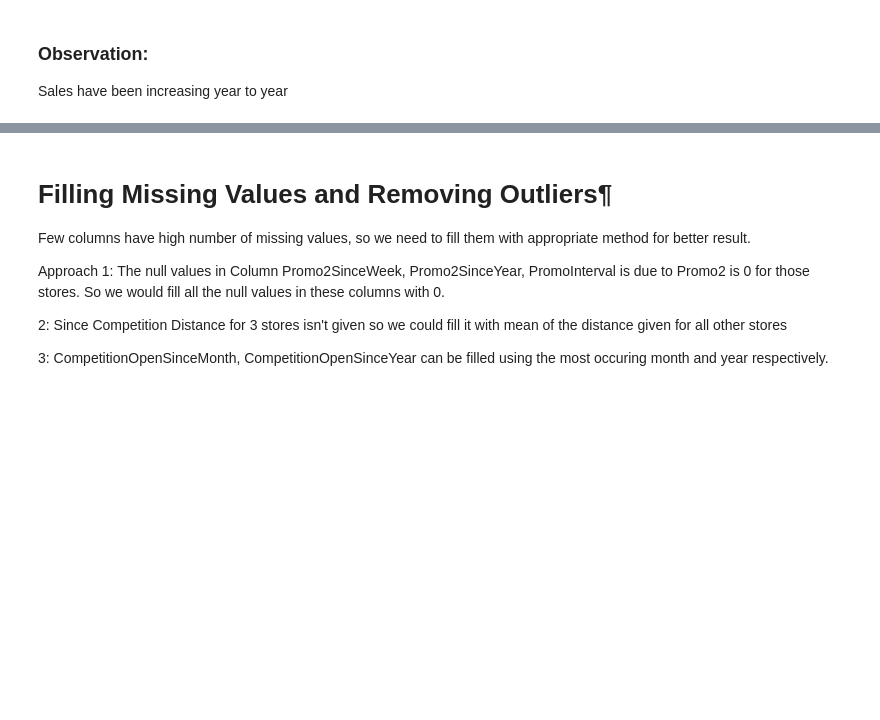
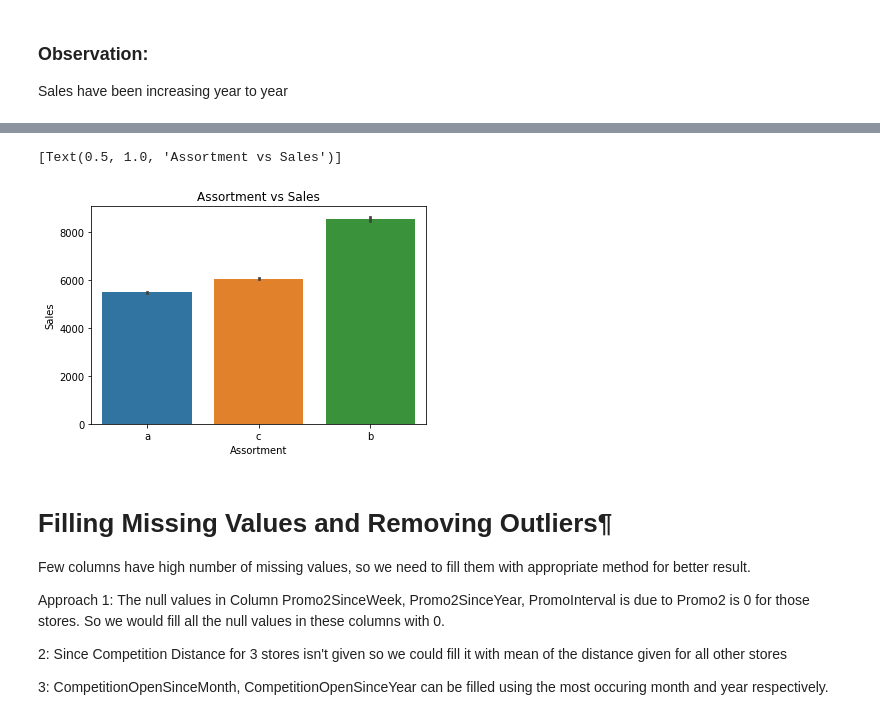
Before and after one commit to pavanibill/Hotel-booking-data-analysis, a Jupyter notebook: Pavani_of_Copy_of_Rossmann_Sales_Prediction_Capstone_Project.ipynb, the cells around one changed output, grey strips where cells are left out. Saved outputs shown, nothing was run; the diff lists cells and outputs as text; code cells hidden in the pictures; blank space fills up the shorter version.

```diff
--- a/Pavani_of_Copy_of_Rossmann_Sales_Prediction_Capstone_Project.ipynb
+++ b/Pavani_of_Copy_of_Rossmann_Sales_Prediction_Capstone_Project.ipynb
@@ -127,6 +186,9 @@ sns.barplot(x='StoreType', y='Sales', data=combined_data).set(title='StoreType v
 # %%
 # Sales with respect to Assortment
-sns.barplot(x='Assortment', y='Sales', data=combined_data).set(title='Assortment vs Sales'
+sns.barplot(x='Assortment', y='Sales', data=combined_data).set(title='Assortment vs Sales')
+# %% [output]
+[Text(0.5, 1.0, 'Assortment vs Sales')]
+[figure, added]
 # %% [markdown]
 # Filling Missing Values and Removing Outliers¶
 Few columns have high number of missing values, so we need to fill them with appropriate method for better result.
```
Also changed, not shown: parts of 44 cells of this notebook.
